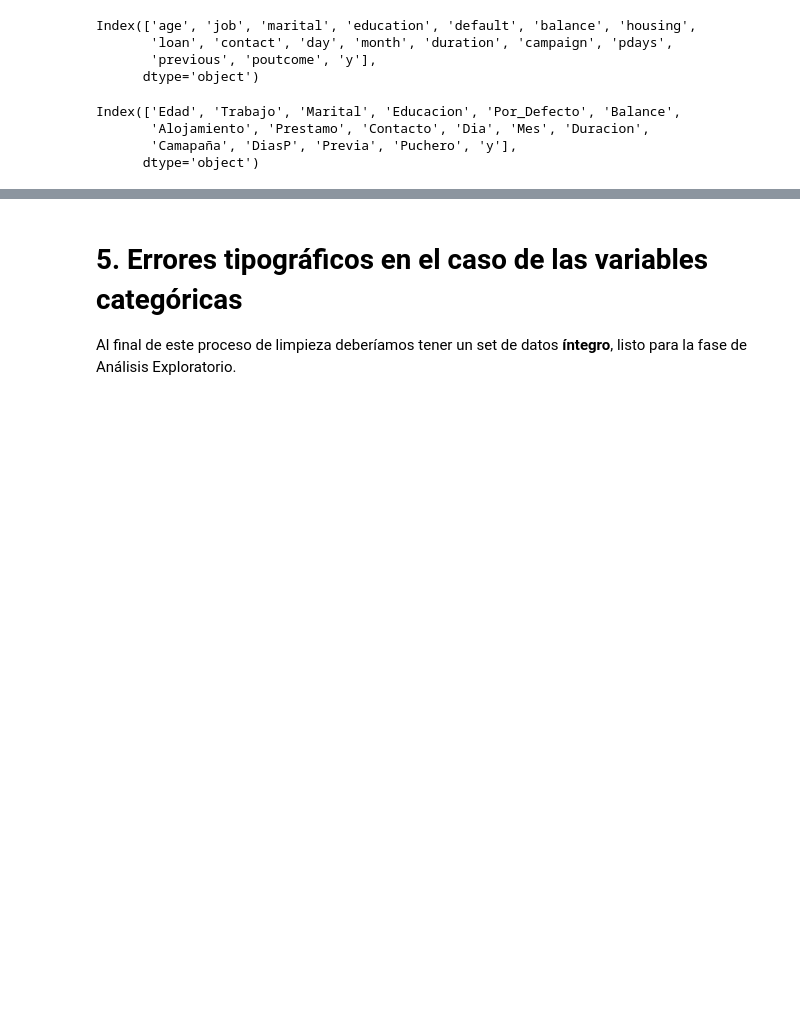
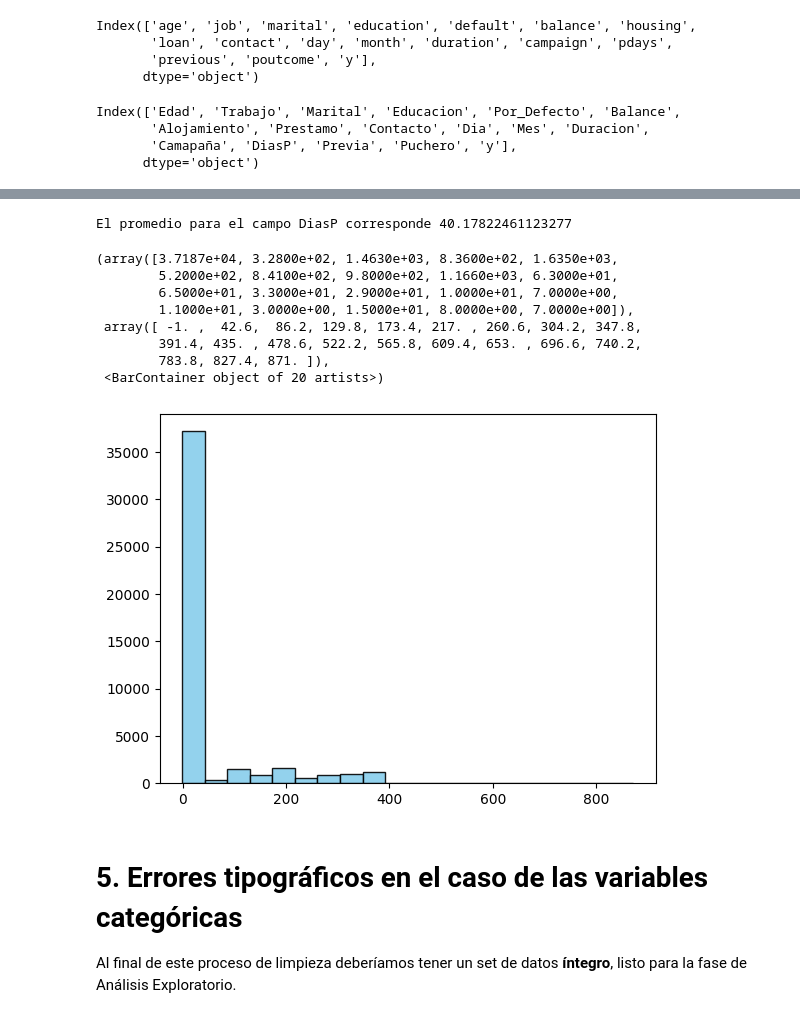
Before and after one commit to SebastianCastillo180/MinTIC, a Jupyter notebook: MINTIC.ipynb, the cells around one changed output, grey strips where cells are left out. Drawn from its saved outputs; the diff is of its cells as text; code cells hidden in the pictures; blank space fills up the shorter version.

```diff
--- a/MINTIC.ipynb
+++ b/MINTIC.ipynb
@@ -514,3 +527,20 @@ plt.gca().spines[['top', 'right',]].set_visible(False)
+# %%
+Media = Base_Banco3['DiasP'].mean()
+print("El promedio para el campo DiasP corresponde",Media)
+# %% [output]
+El promedio para el campo DiasP corresponde 40.17822461123277
+# %%
+plt.hist(Base_Banco3['DiasP'], bins=20, color="skyblue", edgecolor='black', alpha=0.9)
+# %% [output]
+(array([3.7187e+04, 3.2800e+02, 1.4630e+03, 8.3600e+02, 1.6350e+03,
+        5.2000e+02, 8.4100e+02, 9.8000e+02, 1.1660e+03, 6.3000e+01,
+        6.5000e+01, 3.3000e+01, 2.9000e+01, 1.0000e+01, 7.0000e+00,
+        1.1000e+01, 3.0000e+00, 1.5000e+01, 8.0000e+00, 7.0000e+00]),
+ array([ -1. ,  42.6,  86.2, 129.8, 173.4, 217. , 260.6, 304.2, 347.8,
+        391.4, 435. , 478.6, 522.2, 565.8, 609.4, 653. , 696.6, 740.2,
+        783.8, 827.4, 871. ]),
+ <BarContainer object of 20 artists>)
+[figure, added]
 # %% [markdown]
 # 5. Errores tipográficos en el caso de las variables categóricas
 
```
Also changed, not shown: parts of 5 cells of this notebook.
